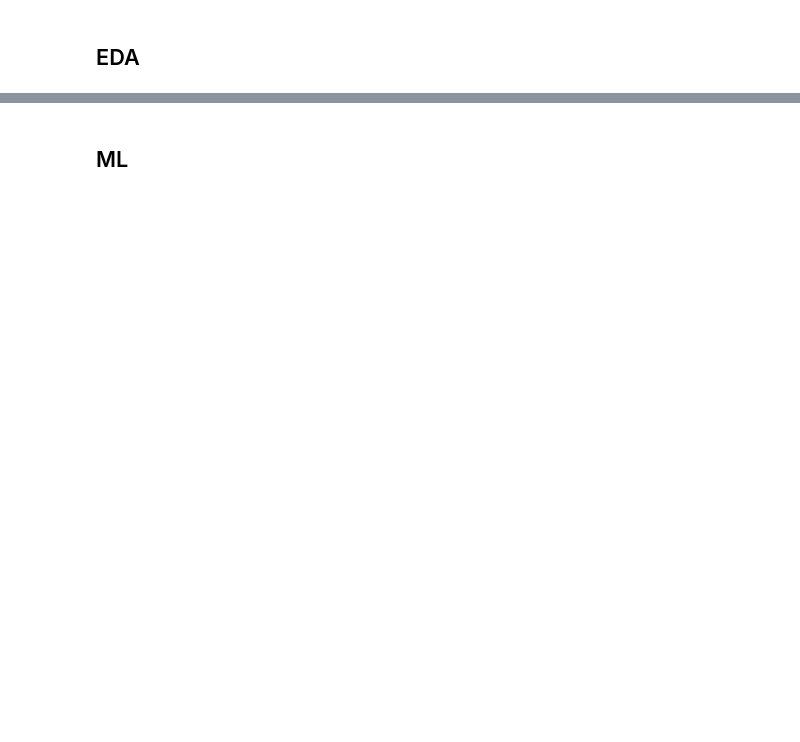
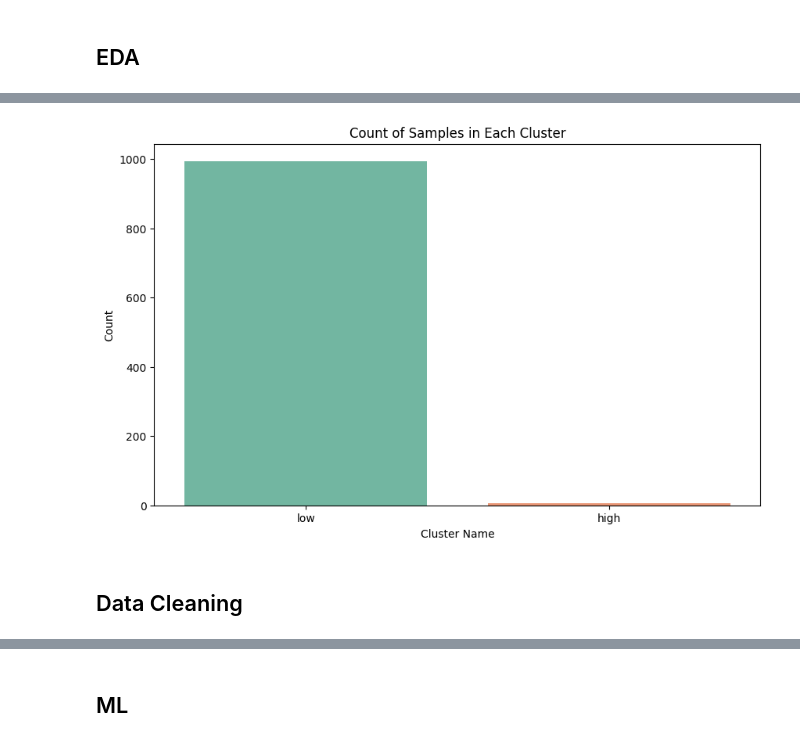
Before and after one commit to sisepuede-framework/ssp_metamodel, a Jupyter notebook: notebooks/model_draft_1.ipynb, the cells around one changed output, grey strips where cells are left out. Saved outputs shown, nothing was run; the diff lists cells and outputs as text; code cells hidden in the pictures; blank space fills up the shorter version.

```diff
--- a/notebooks/model_draft_1.ipynb
+++ b/notebooks/model_draft_1.ipynb
@@ -47,0 +119,12 @@ KeyboardInterrupt:
+# %%
+# plot bar graph of the two categories of cluster name
+plt.figure(figsize=(10, 6))
+sns.countplot(data=training_df, x='cluster_name', palette='Set2', hue="cluster_name")
+plt.title("Count of Samples in Each Cluster")
+plt.xlabel("Cluster Name")
+plt.ylabel("Count")
+plt.show()
+# %% [output]
+[figure, added]
+# %% [markdown]
+## Data Cleaning
```
Also changed, not shown: parts of 18 cells of this notebook.
